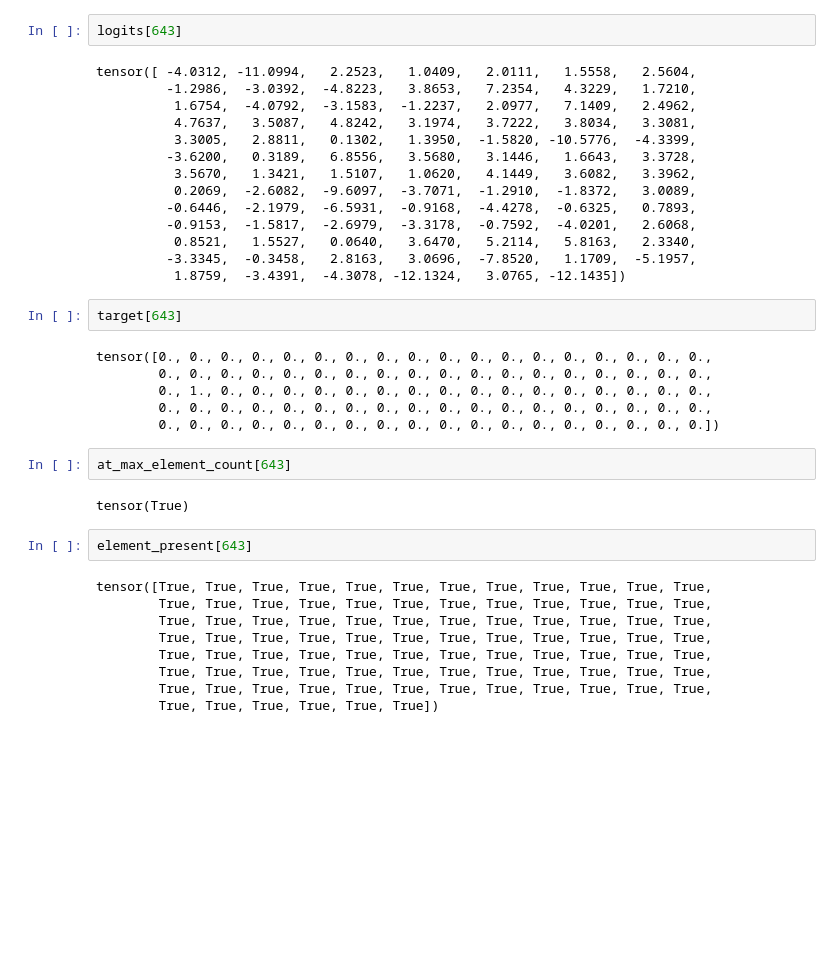
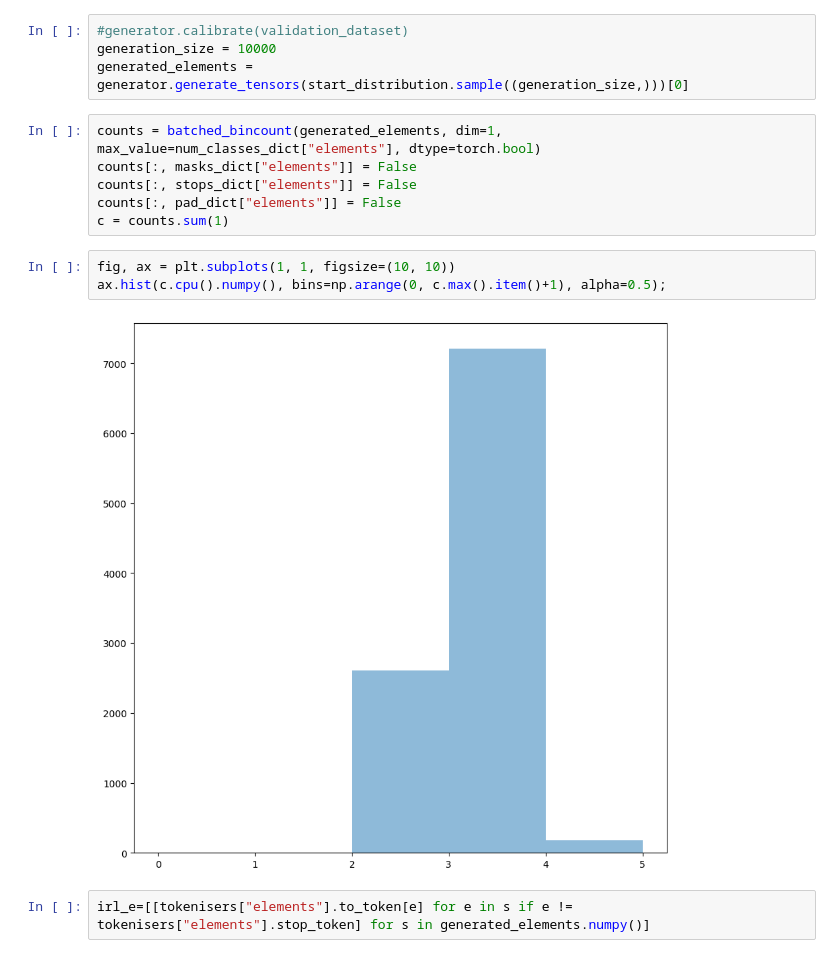
Before and after one commit to kedhip/WyckoffTransformer, a Jupyter notebook: loss_study.ipynb, the cells around one changed output. Saved outputs shown, nothing was run; the diff lists cells and outputs as text; blank space fills up the shorter version.

```diff
--- a/loss_study.ipynb
+++ b/loss_study.ipynb
@@ -94,39 +109,17 @@ tensor(0.)
-# %%
-logits[643]
-# %% [output]
-tensor([ -4.0312, -11.0994,   2.2523,   1.0409,   2.0111,   1.5558,   2.5604,
-         -1.2986,  -3.0392,  -4.8223,   3.8653,   7.2354,   4.3229,   1.7210,
-          1.6754,  -4.0792,  -3.1583,  -1.2237,   2.0977,   7.1409,   2.4962,
-          4.7637,   3.5087,   4.8242,   3.1974,   3.7222,   3.8034,   3.3081,
-          3.3005,   2.8811,   0.1302,   1.3950,  -1.5820, -10.5776,  -4.3399,
-         -3.6200,   0.3189,   6.8556,   3.5680,   3.1446,   1.6643,   3.3728,
-          3.5670,   1.3421,   1.5107,   1.0620,   4.1449,   3.6082,   3.3962,
-          0.2069,  -2.6082,  -9.6097,  -3.7071,  -1.2910,  -1.8372,   3.0089,
-         -0.6446,  -2.1979,  -6.5931,  -0.9168,  -4.4278,  -0.6325,   0.7893,
-         -0.9153,  -1.5817,  -2.6979,  -3.3178,  -0.7592,  -4.0201,   2.6068,
-          0.8521,   1.5527,   0.0640,   3.6470,   5.2114,   5.8163,   2.3340,
-         -3.3345,  -0.3458,   2.8163,   3.0696,  -7.8520,   1.1709,  -5.1957,
-          1.8759,  -3.4391,  -4.3078, -12.1324,   3.0765, -12.1435])
-# %%
-target[643]
-# %% [output]
-tensor([0., 0., 0., 0., 0., 0., 0., 0., 0., 0., 0., 0., 0., 0., 0., 0., 0., 0.,
-        0., 0., 0., 0., 0., 0., 0., 0., 0., 0., 0., 0., 0., 0., 0., 0., 0., 0.,
-        0., 1., 0., 0., 0., 0., 0., 0., 0., 0., 0., 0., 0., 0., 0., 0., 0., 0.,
-        0., 0., 0., 0., 0., 0., 0., 0., 0., 0., 0., 0., 0., 0., 0., 0., 0., 0.,
-        0., 0., 0., 0., 0., 0., 0., 0., 0., 0., 0., 0., 0., 0., 0., 0., 0., 0.])
-# %%
-at_max_element_count[643]
-# %% [output]
-tensor(True)
-# %%
-element_present[643]
-# %% [output]
-tensor([True, True, True, True, True, True, True, True, True, True, True, True,
-        True, True, True, True, True, True, True, True, True, True, True, True,
-        True, True, True, True, True, True, True, True, True, True, True, True,
-        True, True, True, True, True, True, True, True, True, True, True, True,
-        True, True, True, True, True, True, True, True, True, True, True, True,
-        True, True, True, True, True, True, True, True, True, True, True, True,
-        True, True, True, True, True, True, True, True, True, True, True, True,
-        True, True, True, True, True, True])
+# %%
+#generator.calibrate(validation_dataset)
+generation_size = 10000
+generated_elements = generator.generate_tensors(start_distribution.sample((generation_size,)))[0]
+# %%
+counts = batched_bincount(generated_elements, dim=1, max_value=num_classes_dict["elements"], dtype=torch.bool)
+counts[:, masks_dict["elements"]] = False
+counts[:, stops_dict["elements"]] = False
+counts[:, pad_dict["elements"]] = False
+c = counts.sum(1)
+# %%
+fig, ax = plt.subplots(1, 1, figsize=(10, 10))
+ax.hist(c.cpu().numpy(), bins=np.arange(0, c.max().item()+1), alpha=0.5);
+# %% [output]
+[figure, added]
+# %%
+irl_e=[[tokenisers["elements"].to_token[e] for e in s if e != tokenisers["elements"].stop_token] for s in generated_elements.numpy()]
```
Also changed, not shown: parts of 7 cells of this notebook, 13 other files.
